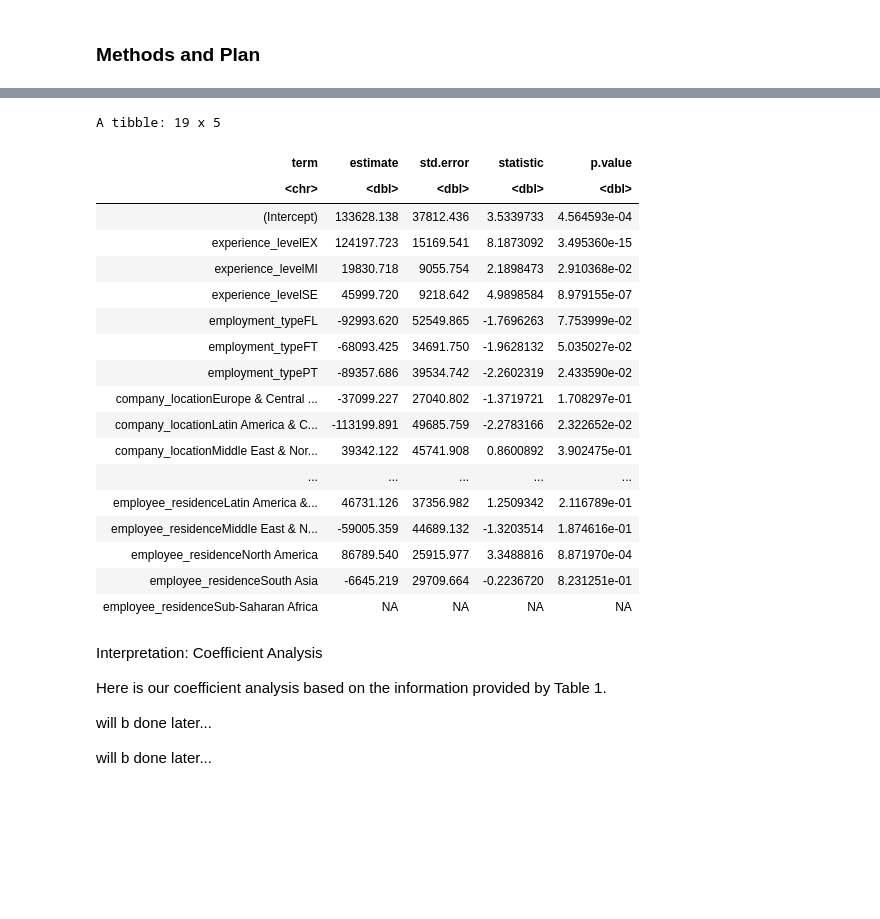
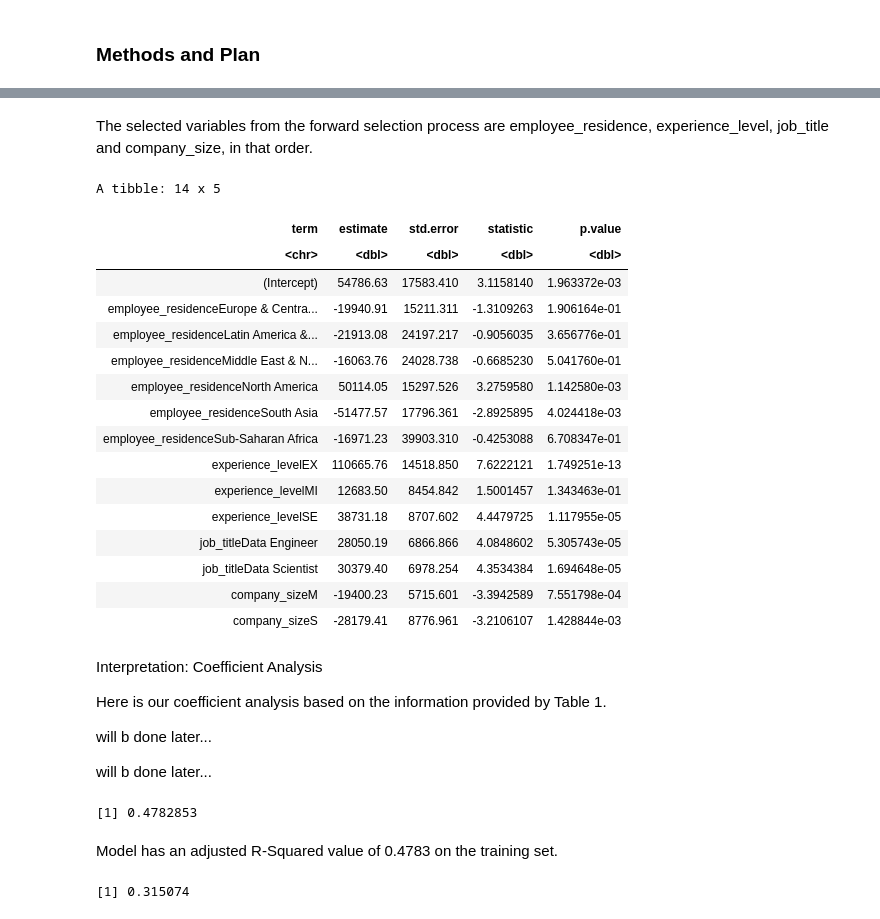
Before and after one commit to 1zhoueri/stat-301-project, a Jupyter notebook: Group_Project.ipynb, the cells around one changed output, grey strips where cells are left out. Saved outputs shown, nothing was run; the diff lists cells and outputs as text; code cells hidden in the pictures; blank space fills up the shorter version.

Commit message:
add model variable selection and evluation

```diff
--- a/Group_Project.ipynb
+++ b/Group_Project.ipynb
@@ -153,6 +170,10 @@ Some changes need to be made to the data at first glance. The first column is un
 #Turn catagorical variables into factors.
 tidy_ds_salaries <- ds_salaries |>
     mutate(across(-c(salary, salary_in_usd), as.factor))
+# %%
+# Main developer: Stevan
+tidy_ds_salaries <- tidy_ds_salaries |>
+    select(-salary, -salary_currency)
 # %%
 # Main developer: Eric
 #View summary statistics about the dataset.
@@ -609,29 +650,34 @@ Since `works_abroad` does not appear to be as correlated with Salary in USD as `
+# %% [markdown]
+The selected variables from the forward selection process are employee_residence, experience_level, job_title and company_size, in that order.
 # %%
+# Main developer: Anna
+# Contributor: Stevan (changed selected variables)
 # Fit an additive multiple linear regression model
-mlr_model <- lm(salary_in_usd ~ experience_level + employment_type + company_location + employee_residence, data = ds_salaries_train)
+mlr_model <- lm(
+    salary_in_usd ~ employee_residence + experience_level + job_title + company_size,
+    data = ds_salaries_train
+)
 
 # Display the summary of the model to see coefficients and statistics
 tidy(mlr_model)
 # %% [output]
-A tibble: 19 x 5
+A tibble: 14 x 5
 | term | estimate | std.error | statistic | p.value |
 | <chr> | <dbl> | <dbl> | <dbl> | <dbl> |
-| (Intercept) | 133628.138 | 37812.436 | 3.5339733 | 4.564593e-04 |
-| experience_levelEX | 124197.723 | 15169.541 | 8.1873092 | 3.495360e-15 |
-| experience_levelMI | 19830.718 | 9055.754 | 2.1898473 | 2.910368e-02 |
-| experience_levelSE | 45999.720 | 9218.642 | 4.9898584 | 8.979155e-07 |
-| employment_typeFL | -92993.620 | 52549.865 | -1.7696263 | 7.753999e-02 |
-| employment_typeFT | -68093.425 | 34691.750 | -1.9628132 | 5.035027e-02 |
-| employment_typePT | -89357.686 | 39534.742 | -2.2602319 | 2.433590e-02 |
-| company_locationEurope & Central ... | -37099.227 | 27040.802 | -1.3719721 | 1.708297e-01 |
-| company_locationLatin America & C... | -113199.891 | 49685.759 | -2.2783166 | 2.322652e-02 |
-| company_locationMiddle East & Nor... | 39342.122 | 45741.908 | 0.8600892 | 3.902475e-01 |
-| ... | ... | ... | ... | ... |
-| employee_residenceLatin America &... | 46731.126 | 37356.982 | 1.2509342 | 2.116789e-01 |
-| employee_residenceMiddle East & N... | -59005.359 | 44689.132 | -1.3203514 | 1.874616e-01 |
-| employee_residenceNorth America | 86789.540 | 25915.977 | 3.3488816 | 8.871970e-04 |
-| employee_residenceSouth Asia | -6645.219 | 29709.664 | -0.2236720 | 8.231251e-01 |
-| employee_residenceSub-Saharan Africa | NA | NA | NA | NA |
+| (Intercept) | 54786.63 | 17583.410 | 3.1158140 | 1.963372e-03 |
+| employee_residenceEurope & Centra... | -19940.91 | 15211.311 | -1.3109263 | 1.906164e-01 |
+| employee_residenceLatin America &... | -21913.08 | 24197.217 | -0.9056035 | 3.656776e-01 |
+| employee_residenceMiddle East & N... | -16063.76 | 24028.738 | -0.6685230 | 5.041760e-01 |
+| employee_residenceNorth America | 50114.05 | 15297.526 | 3.2759580 | 1.142580e-03 |
+| employee_residenceSouth Asia | -51477.57 | 17796.361 | -2.8925895 | 4.024418e-03 |
+| employee_residenceSub-Saharan Africa | -16971.23 | 39903.310 | -0.4253088 | 6.708347e-01 |
+| experience_levelEX | 110665.76 | 14518.850 | 7.6222121 | 1.749251e-13 |
+| experience_levelMI | 12683.50 | 8454.842 | 1.5001457 | 1.343463e-01 |
+| experience_levelSE | 38731.18 | 8707.602 | 4.4479725 | 1.117955e-05 |
+| job_titleData Engineer | 28050.19 | 6866.866 | 4.0848602 | 5.305743e-05 |
+| job_titleData Scientist | 30379.40 | 6978.254 | 4.3534384 | 1.694648e-05 |
+| company_sizeM | -19400.23 | 5715.601 | -3.3942589 | 7.551798e-04 |
+| company_sizeS | -28179.41 | 8776.961 | -3.2106107 | 1.428844e-03 |
 # %% [markdown]
 Interpretation: Coefficient Analysis
 
@@ -645,0 +715,12 @@ will b done later...
+# %%
+# Main developer: Stevan
+adjusted_r_squared(mlr_model, ds_salaries_train, "salary_in_usd")
+# %% [output]
+[1] 0.4782853
+# %% [markdown]
+Model has an adjusted R-Squared value of 0.4783 on the training set.
+# %%
+# Main developer: Stevan
+adjusted_r_squared(mlr_model, ds_salaries_test, "salary_in_usd")
+# %% [output]
+[1] 0.315074
```
Also changed, not shown: parts of 17 cells of this notebook.
